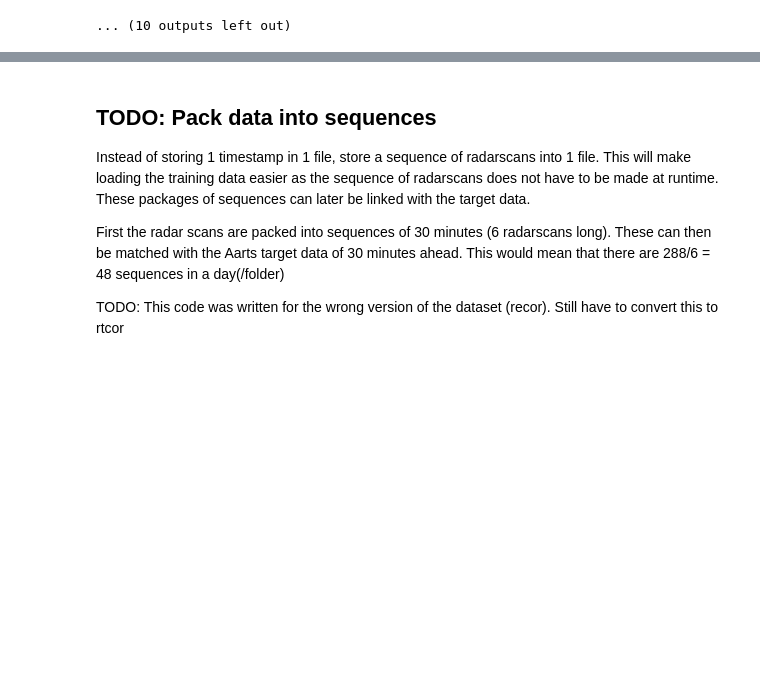
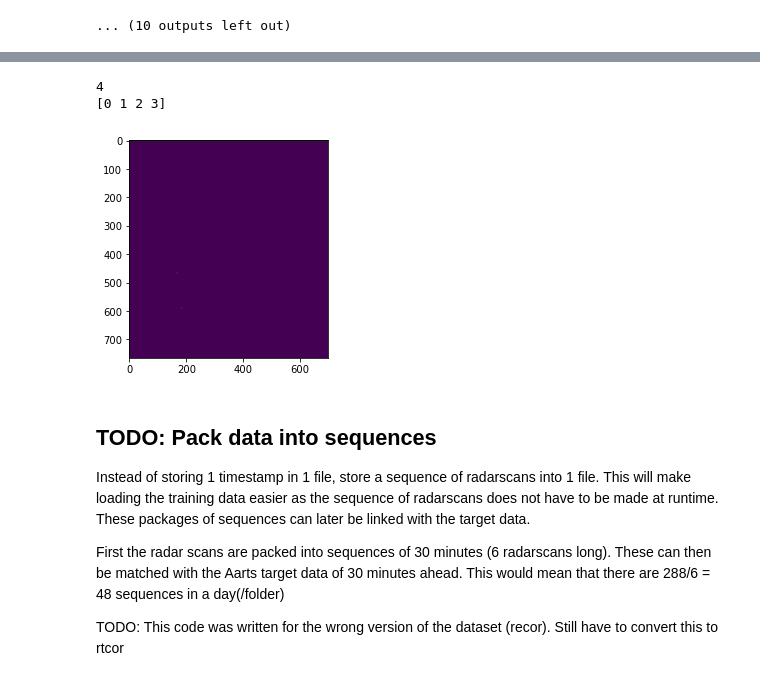
Before and after one commit to KoertS/precipitation-nowcasting-using-GANs, a Jupyter notebook: precipitation_forecasting/preprocess_data_rtcor.ipynb, the cells around one changed output, grey strips where cells are left out. Drawn from its saved outputs; the diff is of its cells as text; code cells hidden in the pictures; blank space fills up the shorter version.

```diff
--- a/precipitation_forecasting/preprocess_data_rtcor.ipynb
+++ b/precipitation_forecasting/preprocess_data_rtcor.ipynb
@@ -375,3 +346,14 @@ np.save(radar_dir+'201902141215.npy',rdr)
+# %%
+# Check if output is correct
+path_f = '/nobackup_1/users/schreurs/project_GAN/dataset_radar_np' + '/201901010050.npy'
+rdr = np.load(path_f)
+plt.imshow(rdr)
+print(len(np.unique(rdr)))
+print(np.unique(radar_img))
+# %% [output]
+4
+[0 1 2 3]
+[figure, added]
 # %% [markdown]
 ## TODO: Pack data into sequences
 
```
Also changed, not shown: parts of 6 cells of this notebook.
